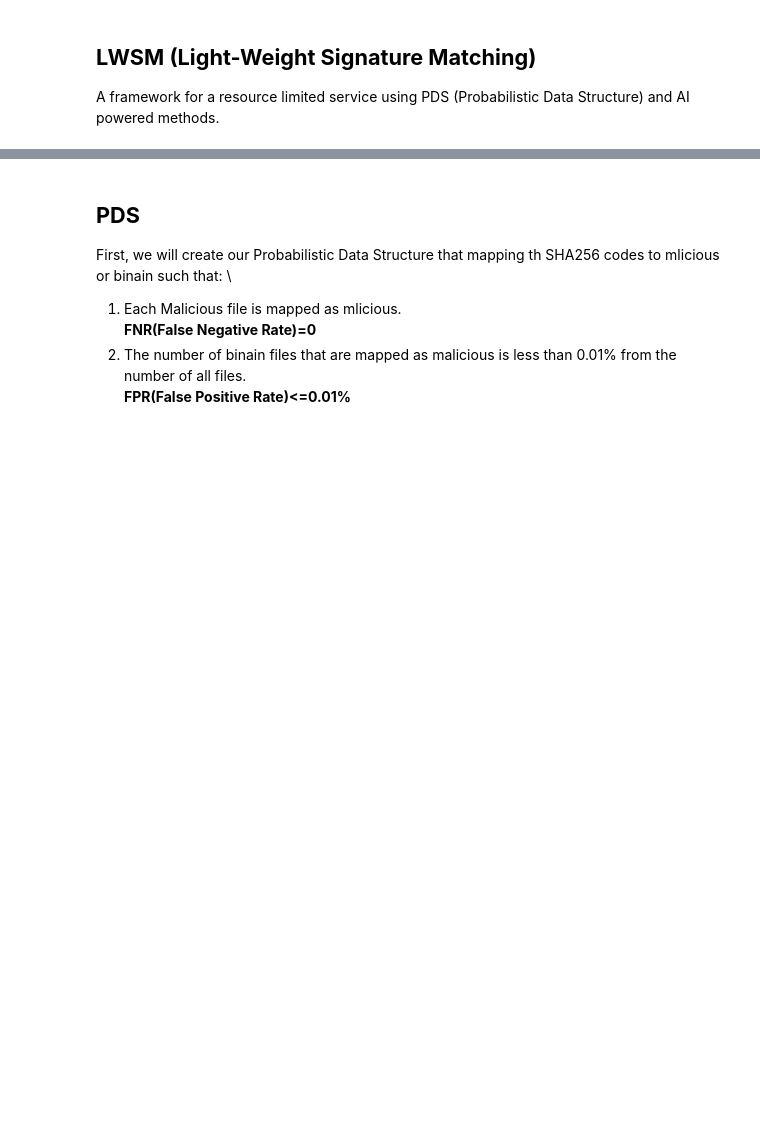
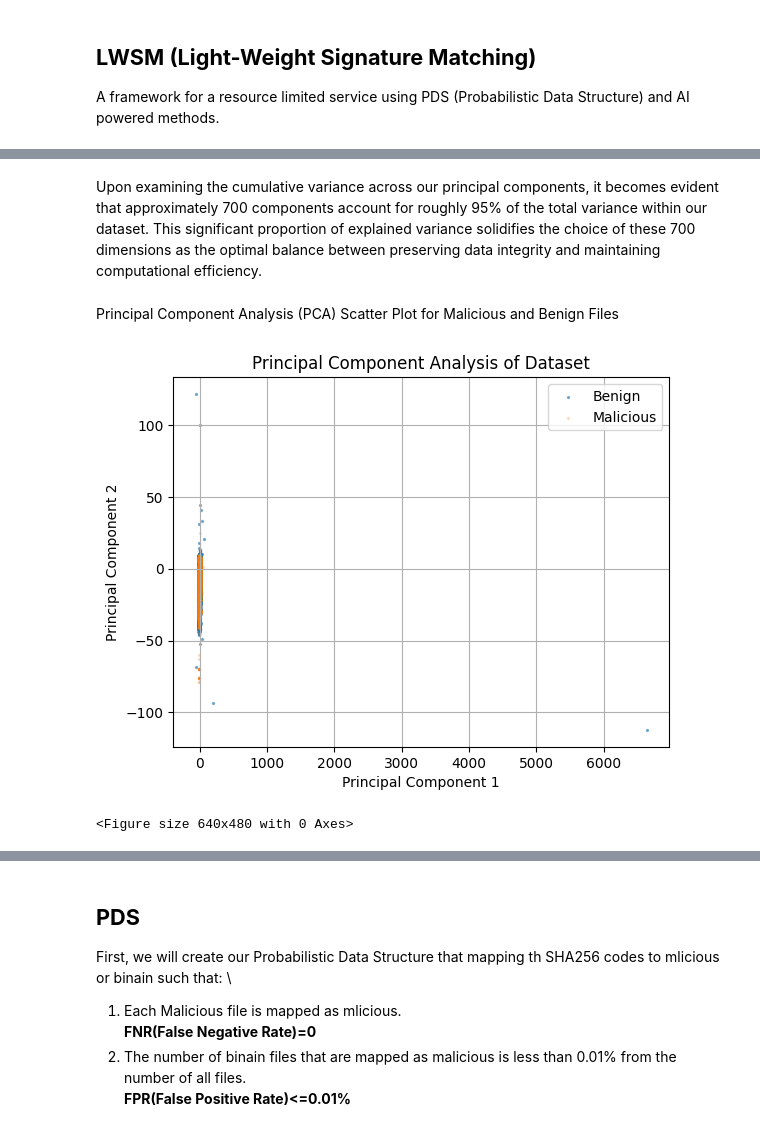
Before and after one commit to DanielFadlon/LWSM, a Jupyter notebook: LWSM.ipynb, the cells around one changed output, grey strips where cells are left out. Drawn from its saved outputs; the diff is of its cells as text; code cells hidden in the pictures; blank space fills up the shorter version.

```diff
--- a/LWSM.ipynb
+++ b/LWSM.ipynb
@@ -70,0 +386,33 @@ Vectorizing training set
+# %% [markdown]
+Upon examining the cumulative variance across our principal components, it becomes evident that approximately 700 components account for roughly 95% of the total variance within our dataset. This significant proportion of explained variance solidifies the choice of these 700 dimensions as the optimal balance between preserving data integrity and maintaining computational efficiency.
+# %%
+n_components = 700
+# %%
+# Save 'X_pca', the reduced-dimension representation of the input data.
+pca = PCA(n_components=n_components, random_state=42)
+X_pca = pca.fit_transform(X_train_norm)
+# %%
+def visualize(X, y, title, labels = ['x', 'y'], file_name='figure', to_save=True, grid=True, i=0, j=1):
+  plt.scatter(X[y==0, i], X[y==0, j], alpha=0.5, label='Benign', s=2)
+  plt.scatter(X[y==1, i], X[y==1, j], alpha=0.5, label='Malicious', s=2)
+  plt.legend()
+  plt.title(title)
+  plt.xlabel(labels[0])
+  plt.ylabel(labels[1])
+  plt.grid(grid)
+  plt.show()
+  if to_save:
+    plt.savefig(f'{file_name}.png')
+# %% [markdown]
+Principal Component Analysis (PCA) Scatter Plot for Malicious and Benign Files
+# %%
+visualize(
+    X=X_pca,
+    y=y_train,
+    title='Principal Component Analysis of Dataset',
+    labels = ['Principal Component 1', 'Principal Component 2'],
+    file_name = 'pca_0_to_1'
+)
+# %% [output]
+[figure, added]
+<Figure size 640x480 with 0 Axes>
```
Also changed, not shown: parts of 83 cells of this notebook.
